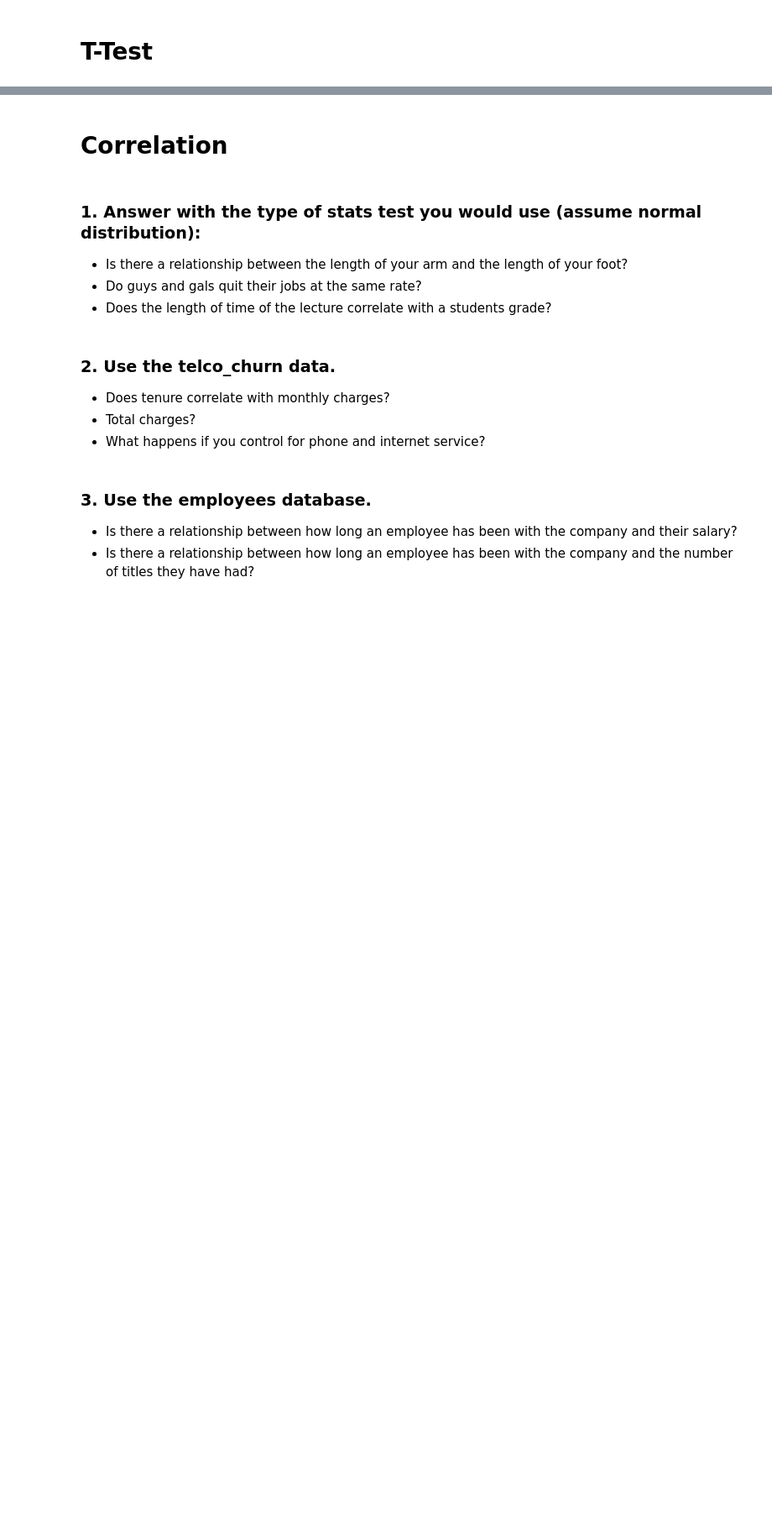
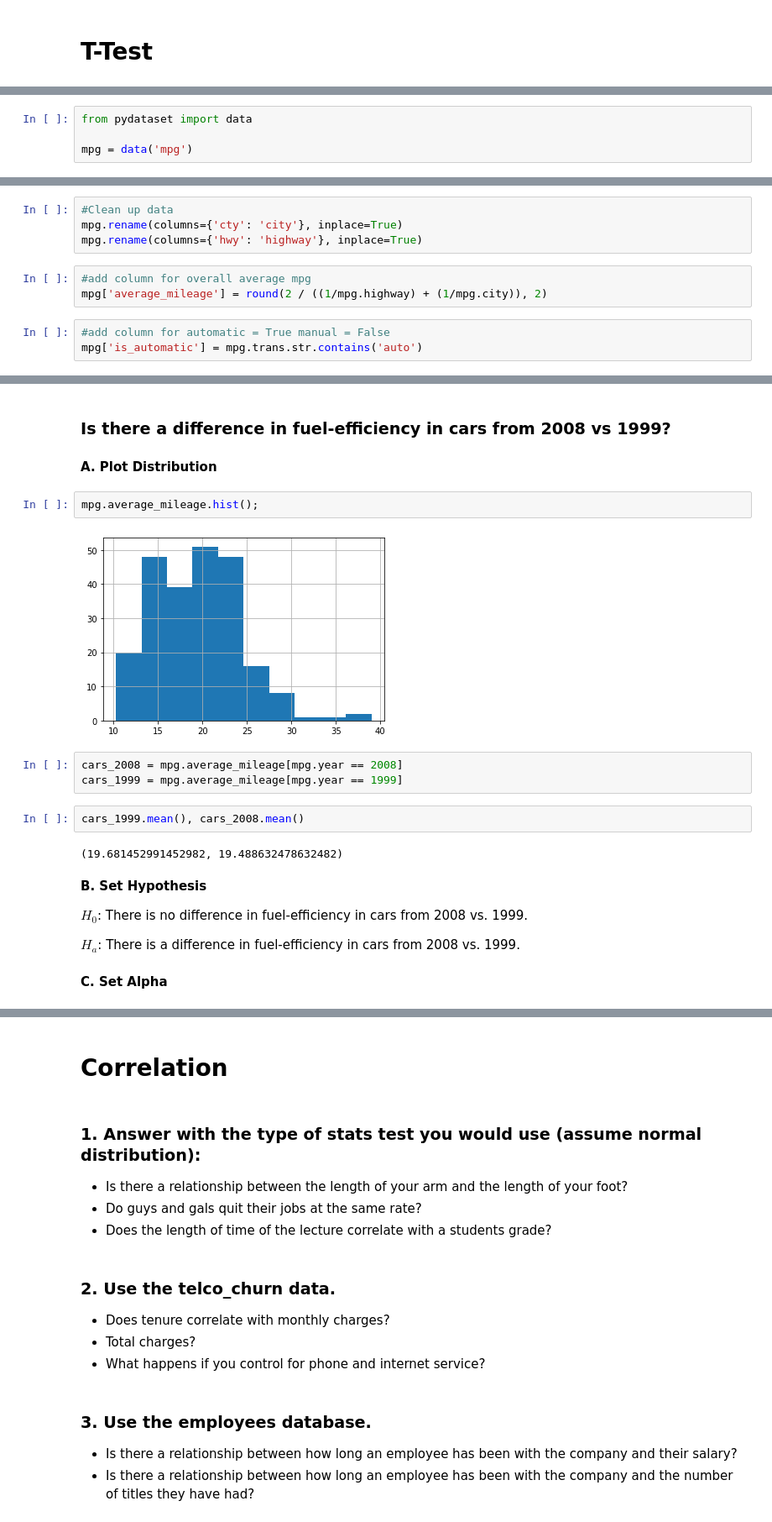
Before and after one commit to markydoug/statistics-exercises, a Jupyter notebook: hypothesis_testing.ipynb, the cells around one changed output, grey strips where cells are left out. Shown at 84% size. Saved outputs shown, nothing was run; the diff lists cells and outputs as text; blank space fills up the shorter version.

```diff
--- a/hypothesis_testing.ipynb
+++ b/hypothesis_testing.ipynb
@@ -61,0 +178,4 @@ $H_A$ = Our television ad leads to more sales.
+# %%
+from pydataset import data
+
+mpg = data('mpg')
@@ -61,0 +224,10 @@ $H_A$ = Our television ad leads to more sales.
+# %%
+#Clean up data
+mpg.rename(columns={'cty': 'city'}, inplace=True)
+mpg.rename(columns={'hwy': 'highway'}, inplace=True)
+# %%
+#add column for overall average mpg
+mpg['average_mileage'] = round(2 / ((1/mpg.highway) + (1/mpg.city)), 2)
+# %%
+#add column for automatic = True manual = False
+mpg['is_automatic'] = mpg.trans.str.contains('auto')
@@ -61,0 +243,23 @@ $H_A$ = Our television ad leads to more sales.
+# %% [markdown]
+###  Is there a difference in fuel-efficiency in cars from 2008 vs 1999?
+# %% [markdown]
+**A. Plot Distribution**
+# %%
+mpg.average_mileage.hist();
+# %% [output]
+[figure, added]
+# %%
+cars_2008 = mpg.average_mileage[mpg.year == 2008]
+cars_1999 = mpg.average_mileage[mpg.year == 1999]
+# %%
+cars_1999.mean(), cars_2008.mean()
+# %% [output]
+(19.681452991452982, 19.488632478632482)
+# %% [markdown]
+**B. Set Hypothesis**
+
+$H_{0}$: There is no difference in fuel-efficiency in cars from 2008 vs. 1999.
+
+$H_{a}$: There is a difference in fuel-efficiency in cars from 2008 vs. 1999.
+# %% [markdown]
+**C. Set Alpha**
```
Also changed, not shown: parts of 80 cells of this notebook.
